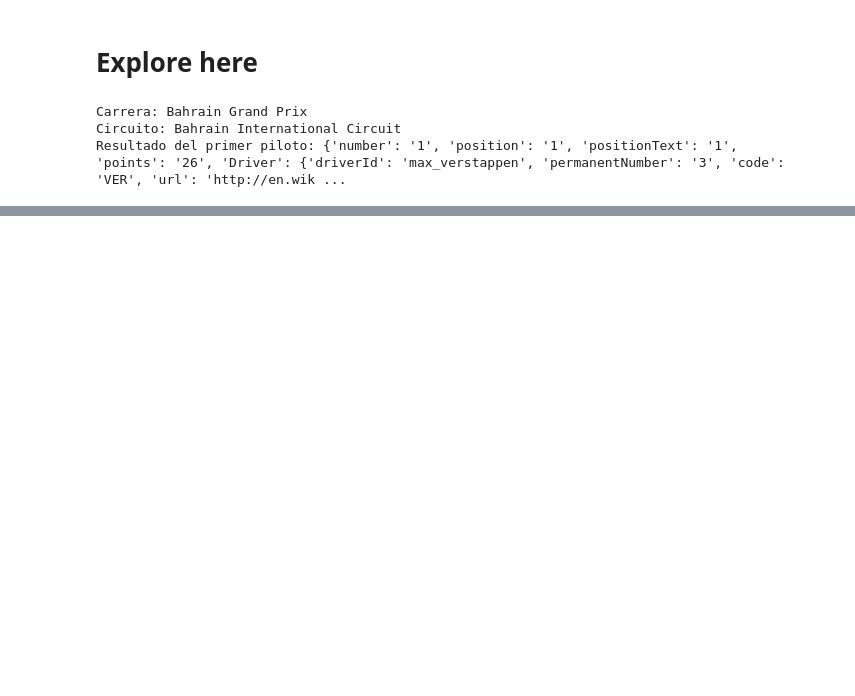
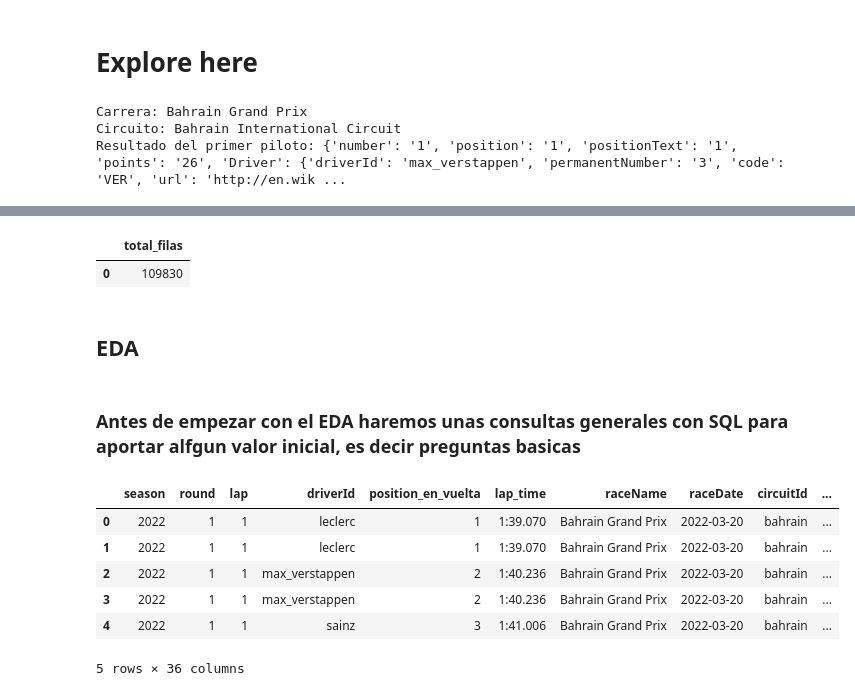
Before and after one commit to luciaTapiaGarcia/proyecto_final_f1_marcos_lucia, a Jupyter notebook: src/explore.ipynb, the cells around one changed output, grey strips where cells are left out. Drawn from its saved outputs; the diff is of its cells as text; code cells hidden in the pictures; blank space fills up the shorter version.

```diff
--- a/src/explore.ipynb
+++ b/src/explore.ipynb
@@ -221,0 +534,29 @@ df.head()
+# %%
+pd.read_sql(
+    """
+    SELECT COUNT(*)
+    AS total_filas
+    FROM f1_dataset
+    """,
+    engine
+)
+# %% [output]
+|  | total_filas |
+| 0 | 109830 |
+# %% [markdown]
+## EDA
+# %% [markdown]
+### Antes de empezar con el EDA haremos unas consultas generales con SQL para aportar alfgun valor inicial, es decir preguntas basicas
+# %%
+import pandas as pd
+
+total_data = pd.read_csv("f1_dataset_final.csv")
+total_data.head()
+# %% [output]
+|  | season | round | lap | driverId | position_en_vuelta | lap_time | raceName | raceDate | circuitId | ... |
+| 0 | 2022 | 1 | 1 | leclerc | 1 | 1:39.070 | Bahrain Grand Prix | 2022-03-20 | bahrain | ... |
+| 1 | 2022 | 1 | 1 | leclerc | 1 | 1:39.070 | Bahrain Grand Prix | 2022-03-20 | bahrain | ... |
+| 2 | 2022 | 1 | 1 | max_verstappen | 2 | 1:40.236 | Bahrain Grand Prix | 2022-03-20 | bahrain | ... |
+| 3 | 2022 | 1 | 1 | max_verstappen | 2 | 1:40.236 | Bahrain Grand Prix | 2022-03-20 | bahrain | ... |
+| 4 | 2022 | 1 | 1 | sainz | 3 | 1:41.006 | Bahrain Grand Prix | 2022-03-20 | bahrain | ... |
+5 rows × 36 columns
```
Also changed, not shown: parts of 37 cells of this notebook.
